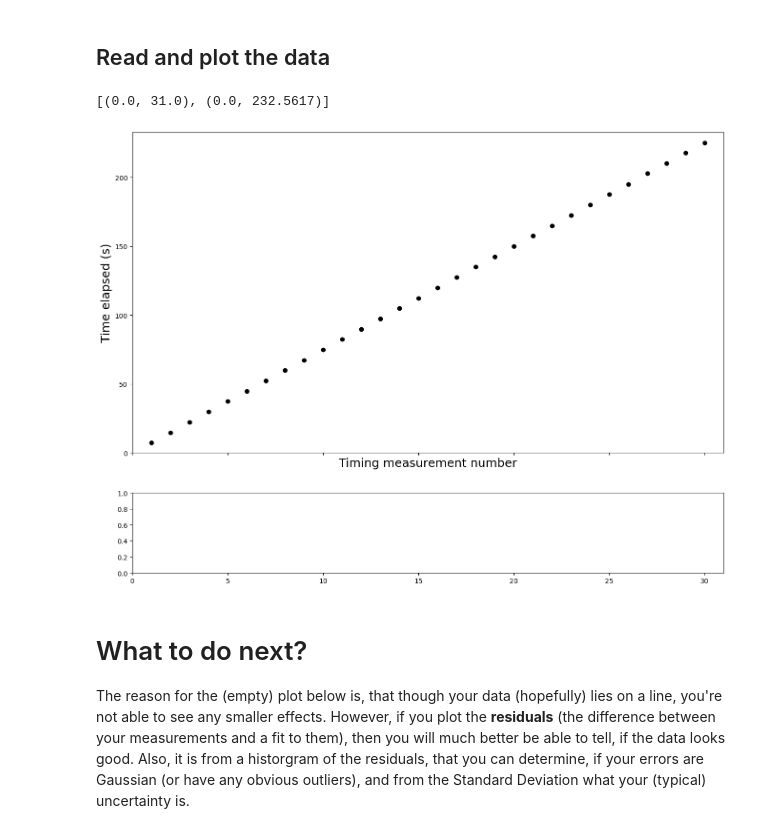
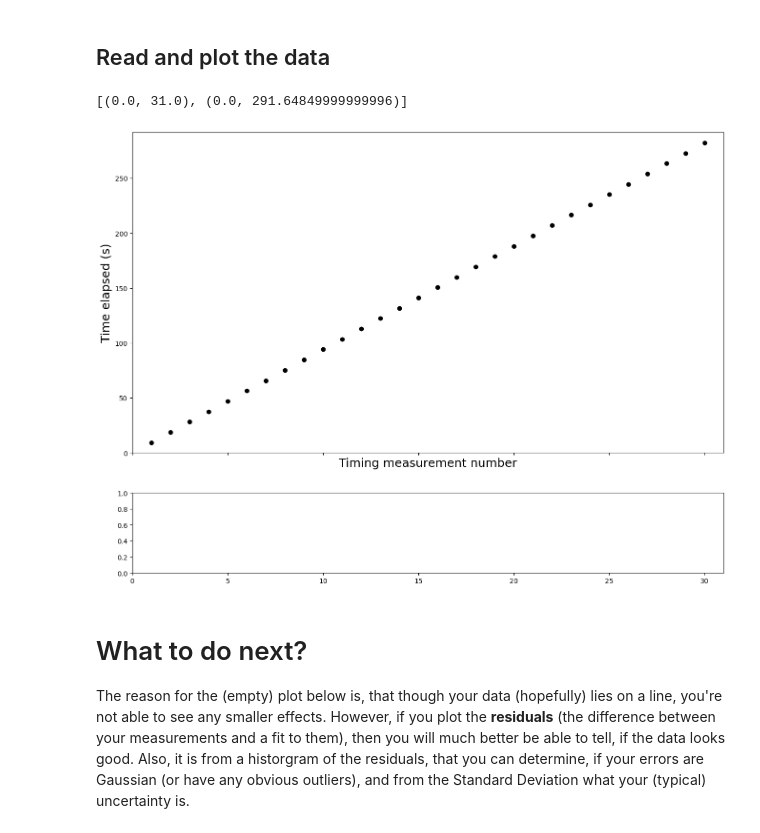
Before and after one commit to NikolajMunkKjaersgaard/Appstat-project, a Jupyter notebook: Project/Pendulum/pendulum_Sofie.ipynb, the cells around one changed output. Drawn from its saved outputs; the diff is of its cells as text; code cells hidden in the pictures.

```diff
--- a/Project/Pendulum/pendulum_Sofie.ipynb
+++ b/Project/Pendulum/pendulum_Sofie.ipynb
@@ -7,7 +7,7 @@ import numpy as np
 import matplotlib.pyplot as plt
 # %%
 # Example file location
-filename_example = 'data_pendulum_example/timer_output_31meas.dat'
+Laurits = 'pendulum-timing/Laurits.dat'
 # %% [markdown]
 ## Data reader
 # %%
@@ -18,19 +18,19 @@ def read_data(filename):
 # %% [markdown]
 ## Read and plot the data
 # %%
-data_example = read_data(filename_example)
-n, t = data_example['n'], data_example['t_s']
+data_laurits = read_data(Laurits)
+n, t = data_laurits['n'], data_laurits['t_s']
 
 # Plotting
 sig_t = 0.1     # Set your own values...
 fig, ax = plt.subplots(nrows=2, ncols=1, figsize=(16, 12), gridspec_kw={'height_ratios':[4,1]}, sharex=True)
 ax[0].errorbar(n, t, yerr=sig_t, color='k', fmt='o')
 ax[0].set_xlabel('Timing measurement number', fontsize=18)
 ax[0].set_ylabel('Time elapsed (s)', fontsize=18)
 ax[0].set(xlim=(0, n[-1]+np.ediff1d(n)[0]), ylim=(0, t[-1]+np.ediff1d(t)[0]))
 # %% [output]
-[(0.0, 31.0), (0.0, 232.5617)]
+[(0.0, 31.0), (0.0, 291.64849999999996)]
-[figure, old version]
+[figure, new version]
 # %% [markdown]
 # What to do next?
 
```
Also changed, not shown: 2 other files.
